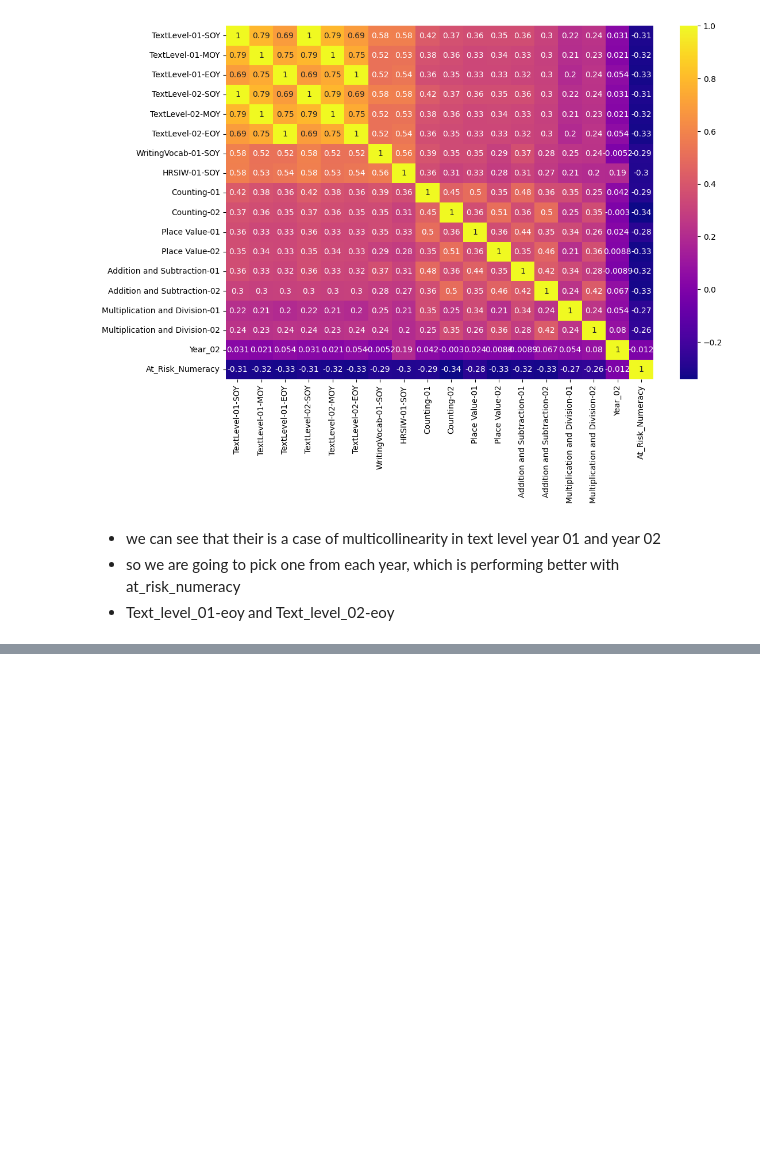
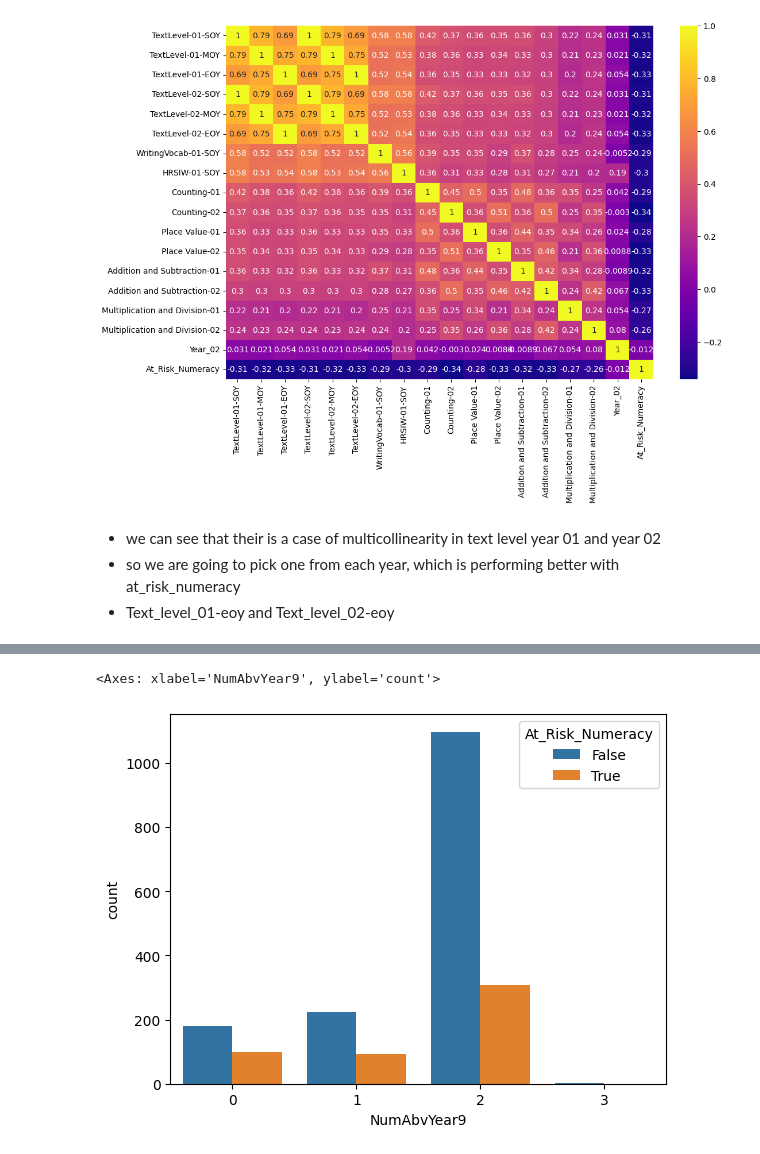
Before and after one commit to anshumbanga/Projects, a Jupyter notebook: LA4_SCHOOL/LA4_Schools_Exploratory_Data_Analysis_and_feature_selection.ipynb, the cells around one changed output, grey strips where cells are left out. Saved outputs shown, nothing was run; the diff lists cells and outputs as text; code cells hidden in the pictures; blank space fills up the shorter version.

```diff
--- a/LA4_SCHOOL/LA4_Schools_Exploratory_Data_Analysis_and_feature_selection.ipynb
+++ b/LA4_SCHOOL/LA4_Schools_Exploratory_Data_Analysis_and_feature_selection.ipynb
@@ -725,0 +789,5 @@ plt.show()
+# %%
+sns.countplot(data=parents,x='NumAbvYear9',hue='At_Risk_Numeracy')
+# %% [output]
+<Axes: xlabel='NumAbvYear9', ylabel='count'>
+[figure, added]
```
Also changed, not shown: parts of 10 cells of this notebook.
